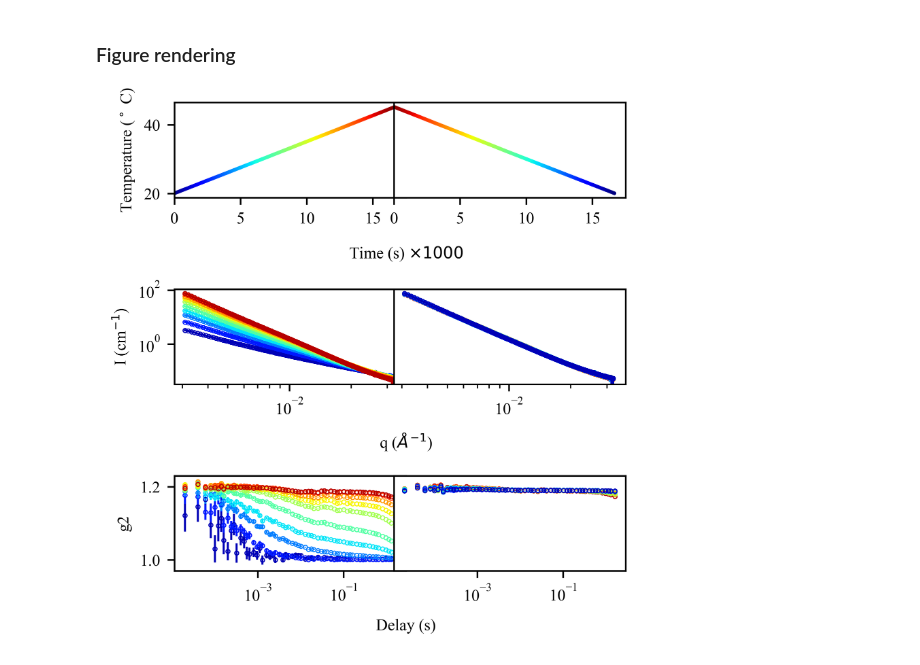
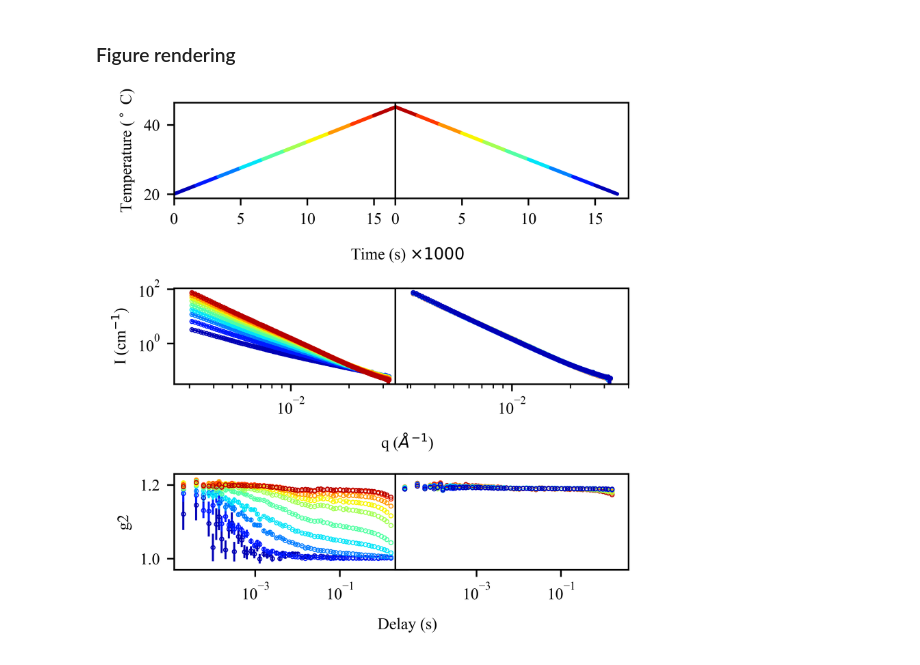
Before and after one commit to AZjk/llps-saxpcs, a Jupyter notebook: H02/H02_Plot.ipynb, the cells around one changed output. Saved outputs shown, nothing was run; the diff lists cells and outputs as text; code cells hidden in the pictures.

```diff
--- a/H02/H02_Plot.ipynb
+++ b/H02/H02_Plot.ipynb
@@ -50,7 +50,7 @@ def plot_one_column(ax, avg_data_list, second_column=False, g2_idx=0):
         # ax[0].plot(avg_dict['temperature_x'], avg_dict['temperature'], color=idx, cmap=plt.cm.jet)
 
         ax[0].scatter(avg_dict['temperature_x'] * 6 / 1000, avg_dict['temperature'],
-                      c=cmap(idx), s=0.5)
+                      c=cmap(np.ones_like(idx)*np.mean(idx)), s=0.5)
 
         color = cmap(np.mean(idx))
         # have to remove the last few points
@@ -63,31 +63,34 @@ def plot_one_column(ax, avg_data_list, second_column=False, g2_idx=0):
         #     ax[2].errorbar(t_el, avg_dict['g2'][:, g2_idx], yerr=avg_dict['g2_err'][:, g2_idx],
         #                    fmt='o', color=color, lw=1, ms=2, mew=0.5, mfc='none')
         #     ax[2].set_ylim(0.97, 1.23)
         # x, y, yerr=None, xerr=None, fmt='', ecolor=None,
     ax[2].set_ylim(0.97, 1.23)
 
     if not second_column:
         ax[0].set_ylabel('Temperature ($^\circ$ C)')
         ax[1].set_ylabel('I (cm$^{-1}$)')
         ax[2].set_ylabel('g2')
 
         ax[0].set_xlabel('Time (s) $\\times 1000$')
         ax[1].set_xlabel('q ($\\AA^{-1}$)')
         ax[2].set_xlabel('Delay (s)')
         ax[0].xaxis.set_label_coords(1.0, -0.5)
         ax[1].xaxis.set_label_coords(1.0, -0.5)
         ax[2].xaxis.set_label_coords(1.0, -0.5)
 
     # additional setup
     ax[0].set_xlim(0, None)
     ax[2].set_xscale('log')
 
+    ax[1].set_xlim(2.5e-3, 4e-2)
+    ax[2].set_xlim(1.2e-5, 4e0)
+
 plot_one_column(ax[:, 0], avg_ramp_up)
 plot_one_column(ax[:, 1], avg_ramp_down, second_column=True)
 
 plt.tight_layout(w_pad=-1, h_pad=0.125)
 # plt.savefig('figure3.png', dpi=300)
 plt.savefig('H02.pdf')
 # plt.tight_layout()
 # %% [output]
-[figure, old version]
+[figure, new version]
```
Also changed, not shown: parts of 1 cell of this notebook, 2 other files.
